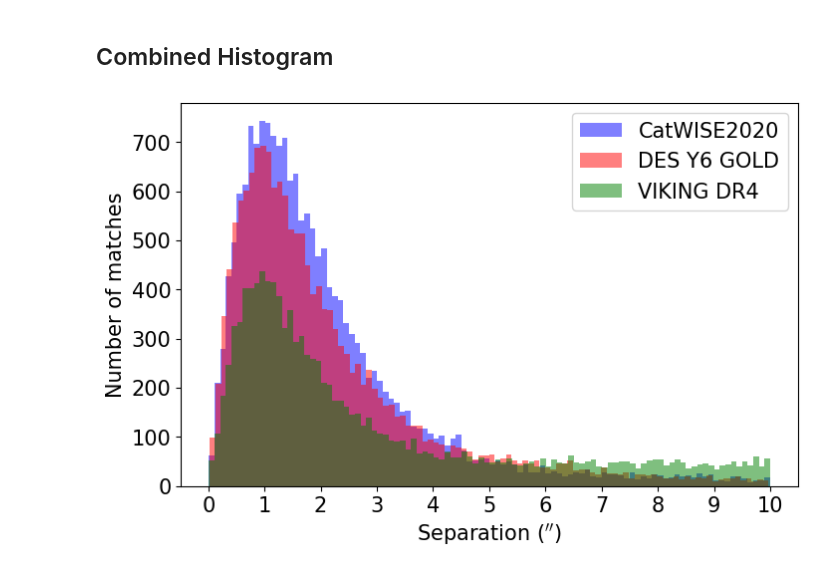
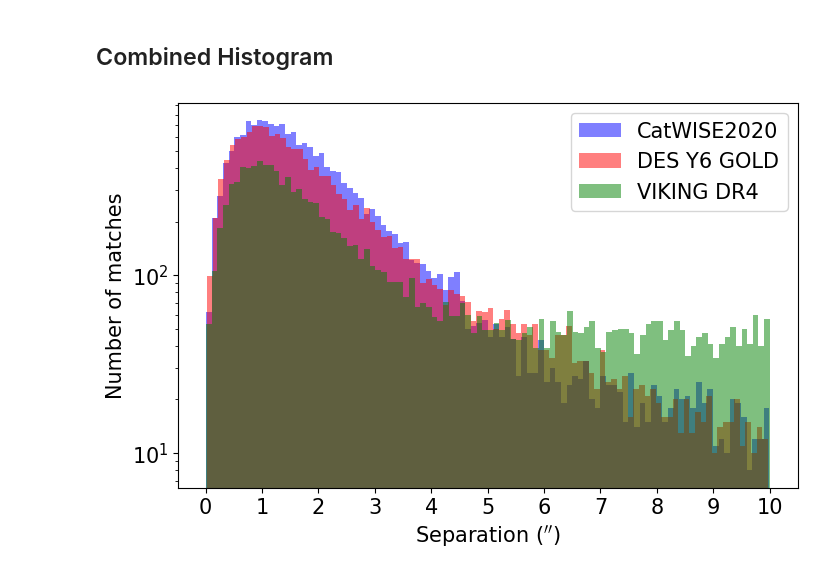
Before and after one commit to theWebTardigrade/fundamental-properties-of-EMU-radio-sources, a Jupyter notebook: code/3_Radius_Crossmatch.ipynb, the cells around one changed output. Cells and saved outputs as stored; diff of their text form; code cells hidden in the pictures.

```diff
--- a/code/3_Radius_Crossmatch.ipynb
+++ b/code/3_Radius_Crossmatch.ipynb
@@ -127,15 +127,16 @@ plt.show()
 # %%
 plt.figure(figsize=(8,5))
 plt.hist(separation_catwise, bins=100, color='blue', alpha=0.5, label = 'CatWISE2020')
 plt.hist(separation_des, bins=100, color='red', alpha=0.5, label = 'DES Y6 GOLD')
 plt.hist(separation_viking, bins=100, color='green', alpha=0.5,  label = 'VIKING DR4')
 plt.xlabel(r"Separation ($^{\prime\prime}$)", fontsize=15)
 plt.ylabel("Number of matches", fontsize=15)
 #plt.title("EMU matched sources (within 10 arcsec)", fontsize=15)
 plt.xticks([0,1,2,3,4,5,6,7,8,9,10], fontsize = 15)
 plt.yticks(fontsize = 15)
+plt.yscale('log')
 plt.legend(fontsize=15)
 plt.savefig('/home/polaris/Lab_Astro/images/emu_crossmatch_separation.png', bbox_inches='tight')
 plt.show()
 # %% [output]
-[figure, old version]
+[figure, new version]
```
